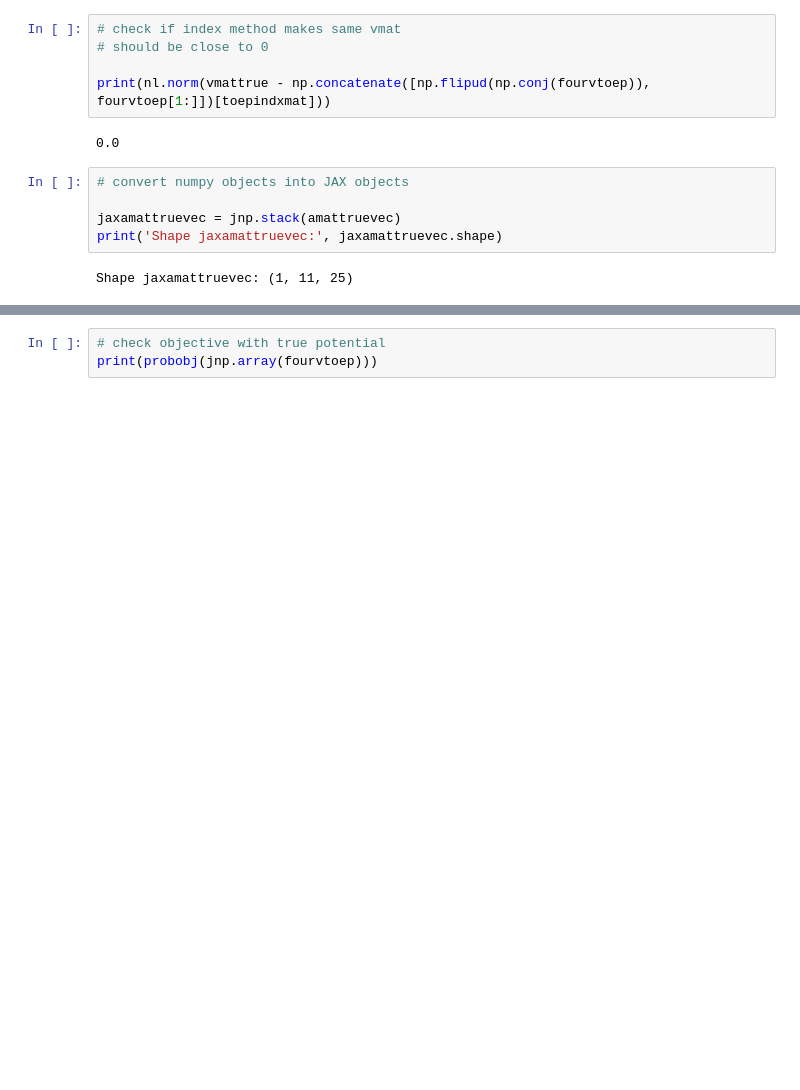
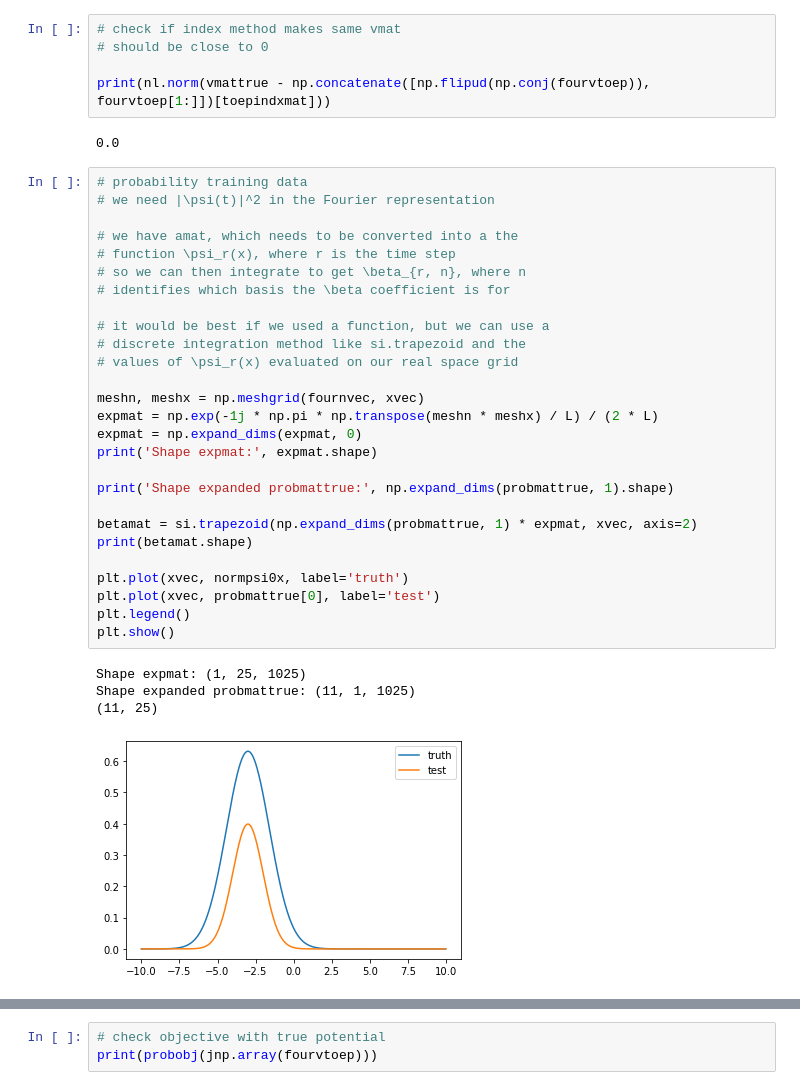
Before and after one commit to kbcollins/tdse, a Jupyter notebook: tdse-prob-density/tdse-prob-density-kbc.ipynb, the cells around one changed output, grey strips where cells are left out. Saved outputs shown, nothing was run; the diff lists cells and outputs as text; blank space fills up the shorter version.

```diff
--- a/tdse-prob-density/tdse-prob-density-kbc.ipynb
+++ b/tdse-prob-density/tdse-prob-density-kbc.ipynb
@@ -295,11 +266,36 @@ print(toepindxmat.shape)
 print(nl.norm(vmattrue - np.concatenate([np.flipud(np.conj(fourvtoep)), fourvtoep[1:]])[toepindxmat]))
 # %% [output]
 0.0
-# %%
-# convert numpy objects into JAX objects
-
-jaxamattruevec = jnp.stack(amattruevec)
-print('Shape jaxamattruevec:', jaxamattruevec.shape)
-# %% [output]
-Shape jaxamattruevec: (1, 11, 25)
+# %%
+# probability training data
+# we need |\psi(t)|^2 in the Fourier representation
+
+# we have amat, which needs to be converted into a the
+# function \psi_r(x), where r is the time step
+# so we can then integrate to get \beta_{r, n}, where n
+# identifies which basis the \beta coefficient is for
+
+# it would be best if we used a function, but we can use a
+# discrete integration method like si.trapezoid and the
+# values of \psi_r(x) evaluated on our real space grid
+
+meshn, meshx = np.meshgrid(fournvec, xvec)
+expmat = np.exp(-1j * np.pi * np.transpose(meshn * meshx) / L) / (2 * L)
+expmat = np.expand_dims(expmat, 0)
+print('Shape expmat:', expmat.shape)
+
+print('Shape expanded probmattrue:', np.expand_dims(probmattrue, 1).shape)
+
+betamat = si.trapezoid(np.expand_dims(probmattrue, 1) * expmat, xvec, axis=2)
+print(betamat.shape)
+
+plt.plot(xvec, normpsi0x, label='truth')
+plt.plot(xvec, probmattrue[0], label='test')
+plt.legend()
+plt.show()
+# %% [output]
+Shape expmat: (1, 25, 1025)
+Shape expanded probmattrue: (11, 1, 1025)
+(11, 25)
+[figure, added]
 # %%
```
Also changed, not shown: parts of 9 cells of this notebook.
